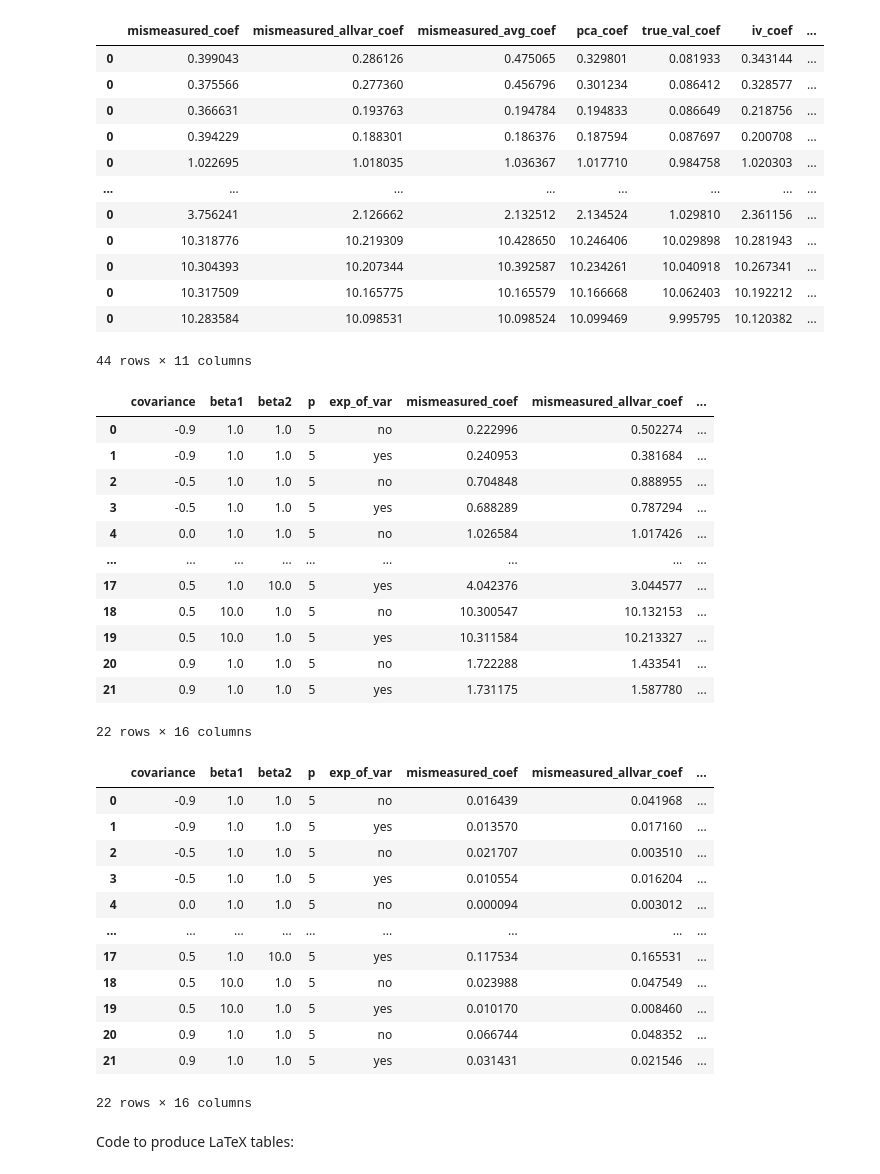
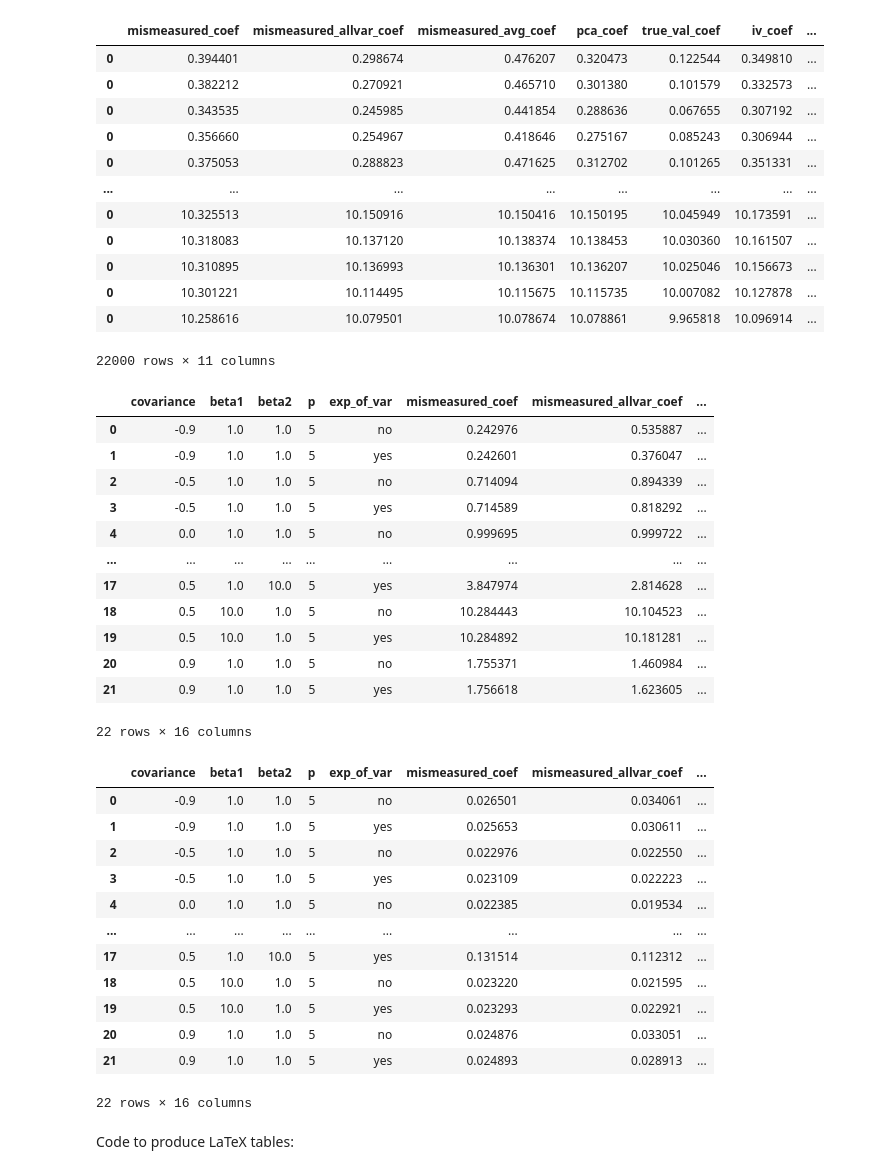
Before and after one commit to ijyliu/ECMA-31330-Project, a Jupyter notebook: Source/Simulations/Produce_Tables.ipynb, the cells around one changed output. Saved outputs shown, nothing was run; the diff lists cells and outputs as text; code cells hidden in the pictures.

```diff
--- a/Source/Simulations/Produce_Tables.ipynb
+++ b/Source/Simulations/Produce_Tables.ipynb
@@ -11,24 +11,24 @@ import regex as re
 
 pd.set_option('display.max_rows', 10)
 # %%
-N = 2000
+N = 3000
 
 output = pd.read_csv(output_dir + '/n_' + str(N) + '_results.csv', index_col=0)
 output
 # %% [output]
 |  | mismeasured_coef | mismeasured_allvar_coef | mismeasured_avg_coef | pca_coef | true_val_coef | iv_coef | ... |
-| 0 | 0.399043 | 0.286126 | 0.475065 | 0.329801 | 0.081933 | 0.343144 | ... |
-| 0 | 0.375566 | 0.277360 | 0.456796 | 0.301234 | 0.086412 | 0.328577 | ... |
-| 0 | 0.366631 | 0.193763 | 0.194784 | 0.194833 | 0.086649 | 0.218756 | ... |
-| 0 | 0.394229 | 0.188301 | 0.186376 | 0.187594 | 0.087697 | 0.200708 | ... |
-| 0 | 1.022695 | 1.018035 | 1.036367 | 1.017710 | 0.984758 | 1.020303 | ... |
+| 0 | 0.394401 | 0.298674 | 0.476207 | 0.320473 | 0.122544 | 0.349810 | ... |
+| 0 | 0.382212 | 0.270921 | 0.465710 | 0.301380 | 0.101579 | 0.332573 | ... |
+| 0 | 0.343535 | 0.245985 | 0.441854 | 0.288636 | 0.067655 | 0.307192 | ... |
+| 0 | 0.356660 | 0.254967 | 0.418646 | 0.275167 | 0.085243 | 0.306944 | ... |
+| 0 | 0.375053 | 0.288823 | 0.471625 | 0.312702 | 0.101265 | 0.351331 | ... |
 | ... | ... | ... | ... | ... | ... | ... | ... |
-| 0 | 3.756241 | 2.126662 | 2.132512 | 2.134524 | 1.029810 | 2.361156 | ... |
-| 0 | 10.318776 | 10.219309 | 10.428650 | 10.246406 | 10.029898 | 10.281943 | ... |
-| 0 | 10.304393 | 10.207344 | 10.392587 | 10.234261 | 10.040918 | 10.267341 | ... |
-| 0 | 10.317509 | 10.165775 | 10.165579 | 10.166668 | 10.062403 | 10.192212 | ... |
-| 0 | 10.283584 | 10.098531 | 10.098524 | 10.099469 | 9.995795 | 10.120382 | ... |
+| 0 | 10.325513 | 10.150916 | 10.150416 | 10.150195 | 10.045949 | 10.173591 | ... |
+| 0 | 10.318083 | 10.137120 | 10.138374 | 10.138453 | 10.030360 | 10.161507 | ... |
+| 0 | 10.310895 | 10.136993 | 10.136301 | 10.136207 | 10.025046 | 10.156673 | ... |
+| 0 | 10.301221 | 10.114495 | 10.115675 | 10.115735 | 10.007082 | 10.127878 | ... |
+| 0 | 10.258616 | 10.079501 | 10.078674 | 10.078861 | 9.965818 | 10.096914 | ... |
-44 rows × 11 columns
+22000 rows × 11 columns
 # %%
 output['pca_ape'] = (output['pca_coef'] - output['beta1']).abs()/output['beta1']
 output['mismeasured_coef_ape'] = (output['mismeasured_coef'] - output['beta1']).abs()/output['beta1']
@@ -39,33 +39,33 @@ output['iv_coef_ape'] = (output['iv_coef'] - output['beta1']).abs()/output['beta
 output.groupby(['covariance','beta1','beta2','p','exp_of_var']).mean().reset_index()
 # %% [output]
 |  | covariance | beta1 | beta2 | p | exp_of_var | mismeasured_coef | mismeasured_allvar_coef | ... |
-| 0 | -0.9 | 1.0 | 1.0 | 5 | no | 0.222996 | 0.502274 | ... |
-| 1 | -0.9 | 1.0 | 1.0 | 5 | yes | 0.240953 | 0.381684 | ... |
-| 2 | -0.5 | 1.0 | 1.0 | 5 | no | 0.704848 | 0.888955 | ... |
-| 3 | -0.5 | 1.0 | 1.0 | 5 | yes | 0.688289 | 0.787294 | ... |
-| 4 | 0.0 | 1.0 | 1.0 | 5 | no | 1.026584 | 1.017426 | ... |
+| 0 | -0.9 | 1.0 | 1.0 | 5 | no | 0.242976 | 0.535887 | ... |
+| 1 | -0.9 | 1.0 | 1.0 | 5 | yes | 0.242601 | 0.376047 | ... |
+| 2 | -0.5 | 1.0 | 1.0 | 5 | no | 0.714094 | 0.894339 | ... |
+| 3 | -0.5 | 1.0 | 1.0 | 5 | yes | 0.714589 | 0.818292 | ... |
+| 4 | 0.0 | 1.0 | 1.0 | 5 | no | 0.999695 | 0.999722 | ... |
 | ... | ... | ... | ... | ... | ... | ... | ... | ... |
-| 17 | 0.5 | 1.0 | 10.0 | 5 | yes | 4.042376 | 3.044577 | ... |
-| 18 | 0.5 | 10.0 | 1.0 | 5 | no | 10.300547 | 10.132153 | ... |
-| 19 | 0.5 | 10.0 | 1.0 | 5 | yes | 10.311584 | 10.213327 | ... |
-| 20 | 0.9 | 1.0 | 1.0 | 5 | no | 1.722288 | 1.433541 | ... |
-| 21 | 0.9 | 1.0 | 1.0 | 5 | yes | 1.731175 | 1.587780 | ... |
+| 17 | 0.5 | 1.0 | 10.0 | 5 | yes | 3.847974 | 2.814628 | ... |
+| 18 | 0.5 | 10.0 | 1.0 | 5 | no | 10.284443 | 10.104523 | ... |
+| 19 | 0.5 | 10.0 | 1.0 | 5 | yes | 10.284892 | 10.181281 | ... |
+| 20 | 0.9 | 1.0 | 1.0 | 5 | no | 1.755371 | 1.460984 | ... |
+| 21 | 0.9 | 1.0 | 1.0 | 5 | yes | 1.756618 | 1.623605 | ... |
 22 rows × 16 columns
 # %%
 output.groupby(['covariance','beta1','beta2','p','exp_of_var']).std().reset_index()
 # %% [output]
 |  | covariance | beta1 | beta2 | p | exp_of_var | mismeasured_coef | mismeasured_allvar_coef | ... |
-| 0 | -0.9 | 1.0 | 1.0 | 5 | no | 0.016439 | 0.041968 | ... |
-| 1 | -0.9 | 1.0 | 1.0 | 5 | yes | 0.013570 | 0.017160 | ... |
-| 2 | -0.5 | 1.0 | 1.0 | 5 | no | 0.021707 | 0.003510 | ... |
-| 3 | -0.5 | 1.0 | 1.0 | 5 | yes | 0.010554 | 0.016204 | ... |
-| 4 | 0.0 | 1.0 | 1.0 | 5 | no | 0.000094 | 0.003012 | ... |
+| 0 | -0.9 | 1.0 | 1.0 | 5 | no | 0.026501 | 0.034061 | ... |
+| 1 | -0.9 | 1.0 | 1.0 | 5 | yes | 0.025653 | 0.030611 | ... |
+| 2 | -0.5 | 1.0 | 1.0 | 5 | no | 0.022976 | 0.022550 | ... |
+| 3 | -0.5 | 1.0 | 1.0 | 5 | yes | 0.023109 | 0.022223 | ... |
+| 4 | 0.0 | 1.0 | 1.0 | 5 | no | 0.022385 | 0.019534 | ... |
 | ... | ... | ... | ... | ... | ... | ... | ... | ... |
-| 17 | 0.5 | 1.0 | 10.0 | 5 | yes | 0.117534 | 0.165531 | ... |
-| 18 | 0.5 | 10.0 | 1.0 | 5 | no | 0.023988 | 0.047549 | ... |
-| 19 | 0.5 | 10.0 | 1.0 | 5 | yes | 0.010170 | 0.008460 | ... |
-| 20 | 0.9 | 1.0 | 1.0 | 5 | no | 0.066744 | 0.048352 | ... |
-| 21 | 0.9 | 1.0 | 1.0 | 5 | yes | 0.031431 | 0.021546 | ... |
+| 17 | 0.5 | 1.0 | 10.0 | 5 | yes | 0.131514 | 0.112312 | ... |
+| 18 | 0.5 | 10.0 | 1.0 | 5 | no | 0.023220 | 0.021595 | ... |
+| 19 | 0.5 | 10.0 | 1.0 | 5 | yes | 0.023293 | 0.022921 | ... |
+| 20 | 0.9 | 1.0 | 1.0 | 5 | no | 0.024876 | 0.033051 | ... |
+| 21 | 0.9 | 1.0 | 1.0 | 5 | yes | 0.024893 | 0.028913 | ... |
 22 rows × 16 columns
 # %% [markdown]
 Code to produce LaTeX tables:
```
Also changed, not shown: parts of 8 cells of this notebook, 8 other files.
